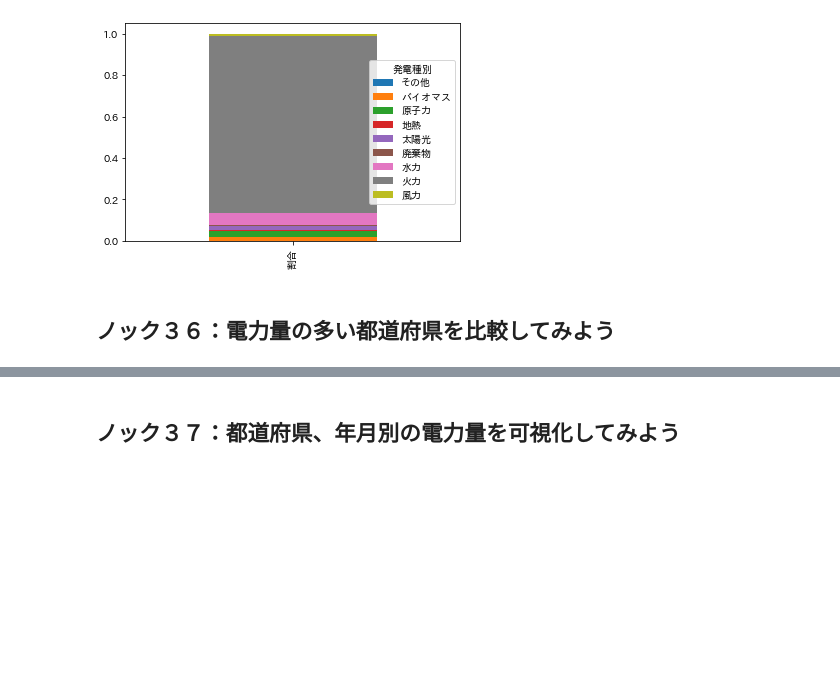
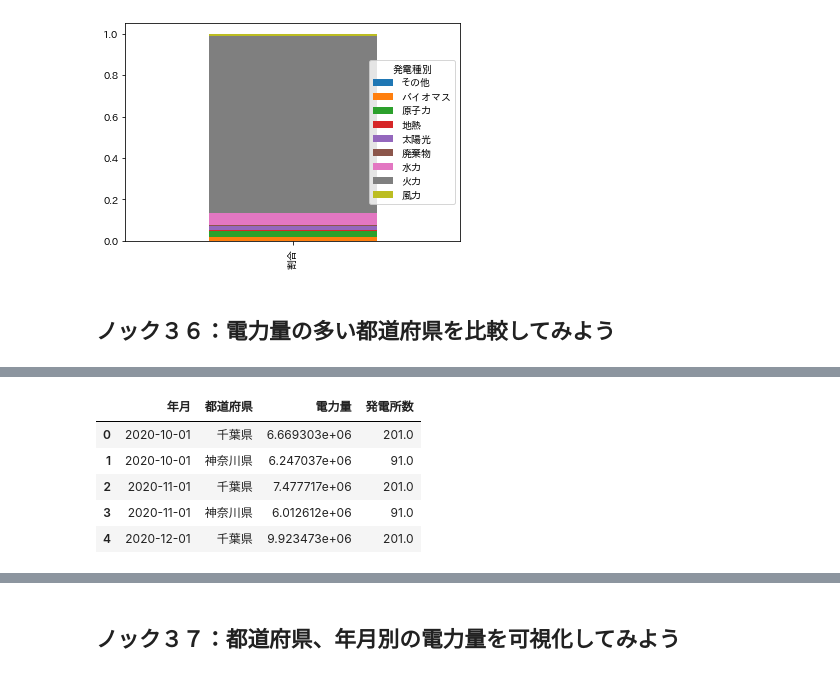
Before and after one commit to winuim/python-process-visualization-100, a Jupyter notebook: chapter-2/src/chapter-2.ipynb, the cells around one changed output, grey strips where cells are left out. Saved outputs shown, nothing was run; the diff lists cells and outputs as text; code cells hidden in the pictures; blank space fills up the shorter version.

```diff
--- a/chapter-2/src/chapter-2.ipynb
+++ b/chapter-2/src/chapter-2.ipynb
@@ -512,0 +534,15 @@ viz_data.T.loc[["割合"]].plot(kind="bar", stacked=True)
+# %%
+viz_data_num = datas_v_all[["都道府県","年月","値"]].loc[(datas_v_all["項目"]=="発電所数")&((datas_v_all["都道府県"]=="神奈川県")|(datas_v_all["都道府県"]=="千葉県"))]
+viz_data_num = viz_data_num.groupby(["年月","都道府県"], as_index=False).sum()
+viz_data_num["年月"] = pd.to_datetime(viz_data_num["年月"])
+viz_data.rename(columns={"値":"電力量"}, inplace=True)
+viz_data_num.rename(columns={"値":"発電所数"}, inplace=True)
+viz_data_join = pd.merge(viz_data, viz_data_num, on=["年月","都道府県"], how="left")
+viz_data_join.head()
+# %% [output]
+|  | 年月 | 都道府県 | 電力量 | 発電所数 |
+| 0 | 2020-10-01 | 千葉県 | 6.669303e+06 | 201.0 |
+| 1 | 2020-10-01 | 神奈川県 | 6.247037e+06 | 91.0 |
+| 2 | 2020-11-01 | 千葉県 | 7.477717e+06 | 201.0 |
+| 3 | 2020-11-01 | 神奈川県 | 6.012612e+06 | 91.0 |
+| 4 | 2020-12-01 | 千葉県 | 9.923473e+06 | 201.0 |
```
Also changed, not shown: parts of 3 cells of this notebook.
